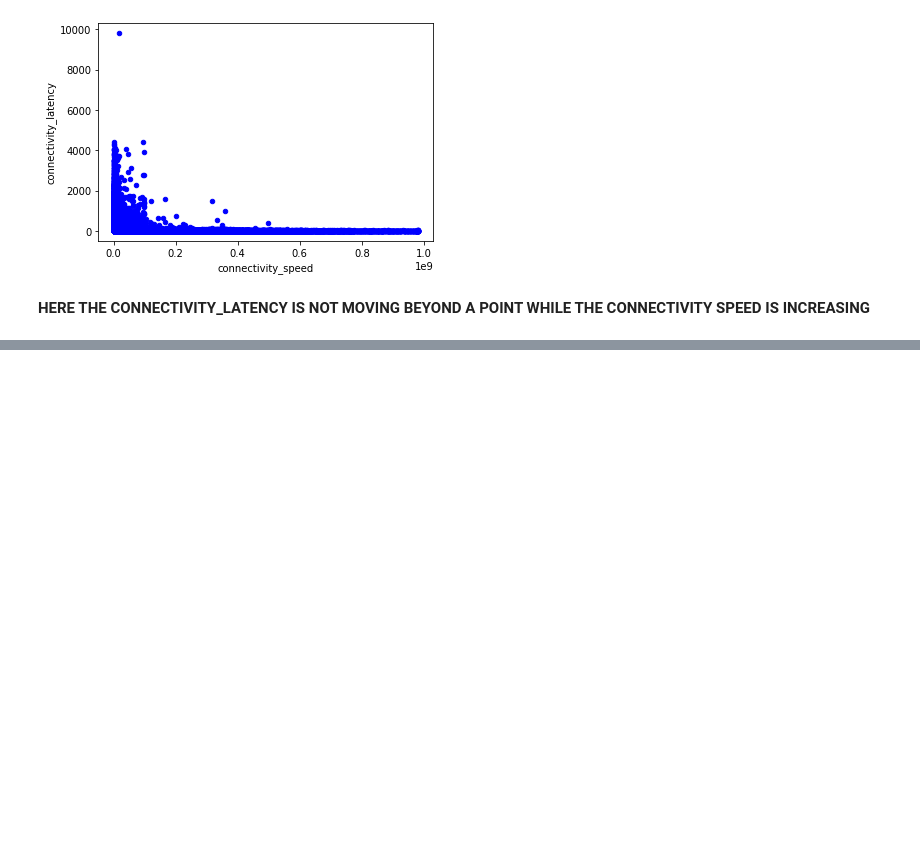
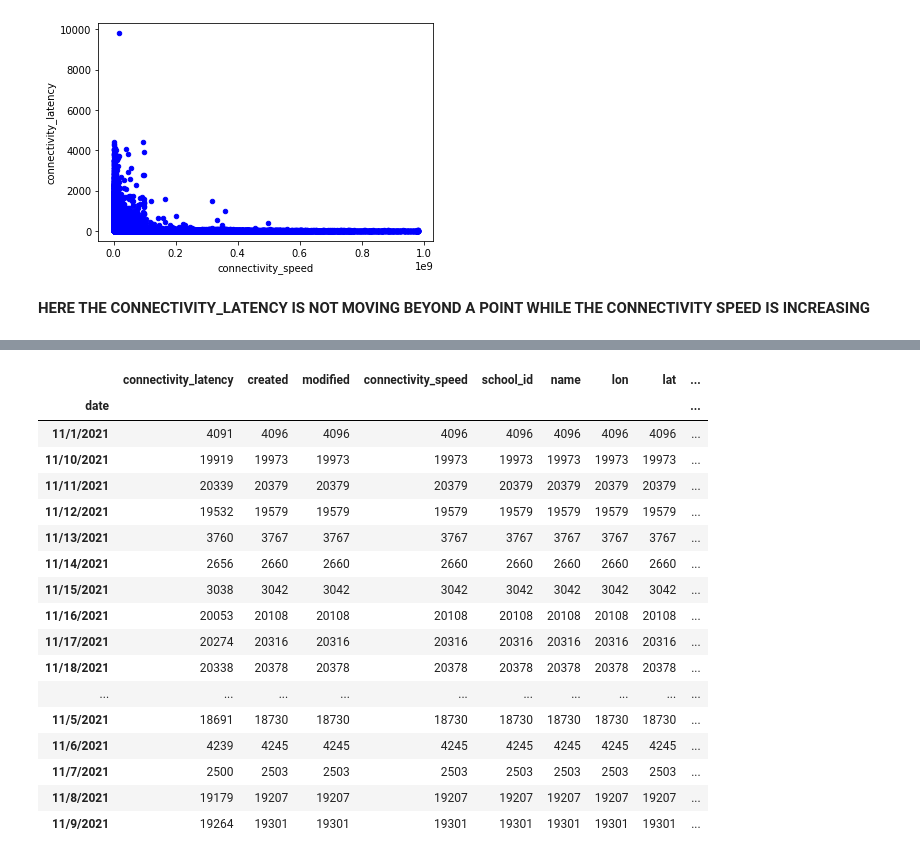
Before and after one commit to HarshaGowtham/UNICEF_RESEARCH_DEEPLEARNING, a Jupyter notebook: E&S_Analysis_UNICEF.ipynb, the cells around one changed output, grey strips where cells are left out. Drawn from its saved outputs; the diff is of its cells as text; code cells hidden in the pictures; blank space fills up the shorter version.

Commit message:
grouping by each date

```diff
--- a/E&S_Analysis_UNICEF.ipynb
+++ b/E&S_Analysis_UNICEF.ipynb
@@ -132,0 +143,3 @@ plt.show()
+# %%
+#considering only brazil's data
+df = df[df['country_name'] == 'Brazil']
@@ -150,0 +275,22 @@ df1.head()
+# %%
+df3 = df.groupby(['date']).count()
+df3
+# %% [output]
+|  | connectivity_latency | created | modified | connectivity_speed | school_id | name | lon | lat | ... |
+| date |  |  |  |  |  |  |  |  | ... |
+| 11/1/2021 | 4091 | 4096 | 4096 | 4096 | 4096 | 4096 | 4096 | 4096 | ... |
+| 11/10/2021 | 19919 | 19973 | 19973 | 19973 | 19973 | 19973 | 19973 | 19973 | ... |
+| 11/11/2021 | 20339 | 20379 | 20379 | 20379 | 20379 | 20379 | 20379 | 20379 | ... |
+| 11/12/2021 | 19532 | 19579 | 19579 | 19579 | 19579 | 19579 | 19579 | 19579 | ... |
+| 11/13/2021 | 3760 | 3767 | 3767 | 3767 | 3767 | 3767 | 3767 | 3767 | ... |
+| 11/14/2021 | 2656 | 2660 | 2660 | 2660 | 2660 | 2660 | 2660 | 2660 | ... |
+| 11/15/2021 | 3038 | 3042 | 3042 | 3042 | 3042 | 3042 | 3042 | 3042 | ... |
+| 11/16/2021 | 20053 | 20108 | 20108 | 20108 | 20108 | 20108 | 20108 | 20108 | ... |
+| 11/17/2021 | 20274 | 20316 | 20316 | 20316 | 20316 | 20316 | 20316 | 20316 | ... |
+| 11/18/2021 | 20338 | 20378 | 20378 | 20378 | 20378 | 20378 | 20378 | 20378 | ... |
+| ... | ... | ... | ... | ... | ... | ... | ... | ... | ... |
+| 11/5/2021 | 18691 | 18730 | 18730 | 18730 | 18730 | 18730 | 18730 | 18730 | ... |
+| 11/6/2021 | 4239 | 4245 | 4245 | 4245 | 4245 | 4245 | 4245 | 4245 | ... |
+| 11/7/2021 | 2500 | 2503 | 2503 | 2503 | 2503 | 2503 | 2503 | 2503 | ... |
+| 11/8/2021 | 19179 | 19207 | 19207 | 19207 | 19207 | 19207 | 19207 | 19207 | ... |
+| 11/9/2021 | 19264 | 19301 | 19301 | 19301 | 19301 | 19301 | 19301 | 19301 | ... |
```
Also changed, not shown: parts of 31 cells of this notebook.
